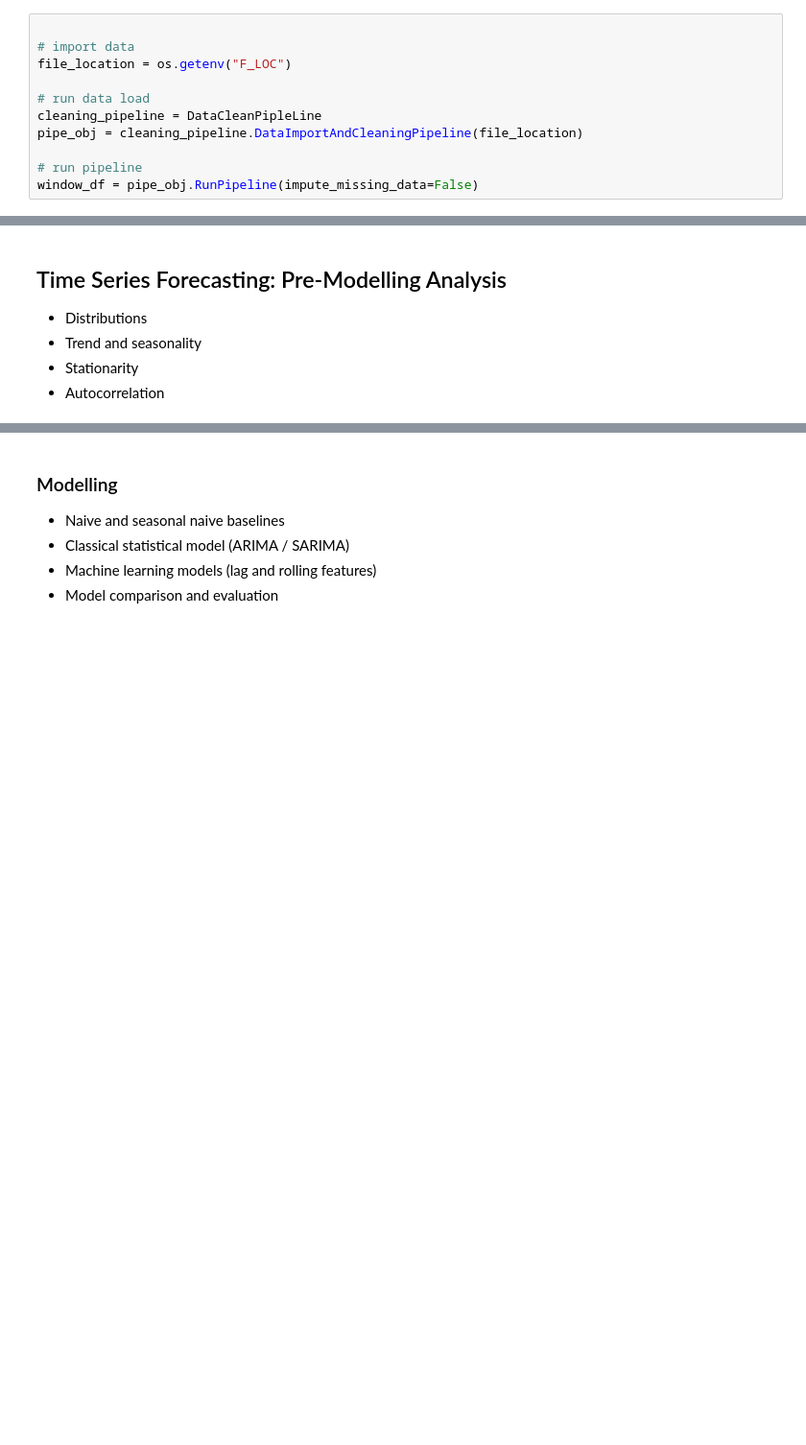
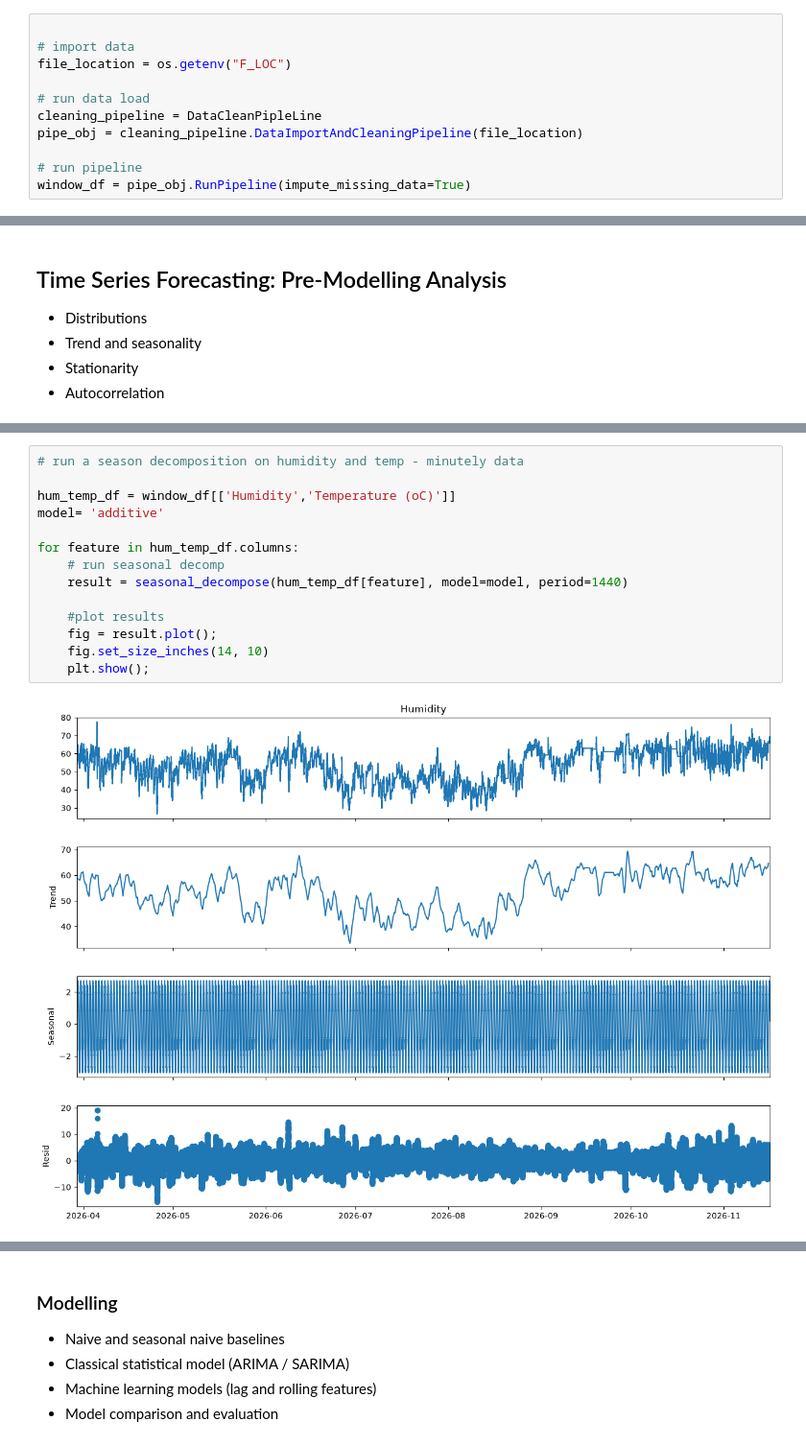
Before and after one commit to Cmay487/bedroom-humidity-forecasting, a Jupyter notebook: forecasting.ipynb, the cells around one changed output, grey strips where cells are left out. Shown at 96% size. Saved outputs shown, nothing was run; the diff lists cells and outputs as text; blank space fills up the shorter version.

Commit message:
decomposition started

```diff
--- a/forecasting.ipynb
+++ b/forecasting.ipynb
@@ -63,6 +66,6 @@ cleaning_pipeline = DataCleanPipleLine
 pipe_obj = cleaning_pipeline.DataImportAndCleaningPipeline(file_location)
 
 # run pipeline
-window_df = pipe_obj.RunPipeline(impute_missing_data=False)
+window_df = pipe_obj.RunPipeline(impute_missing_data=True)
 # %% [output]
 ****************************************************************************************************
@@ -91,0 +118,16 @@ DF Shape: (255303, 4)
+# %%
+# run a season decomposition on humidity and temp - minutely data
+
+hum_temp_df = window_df[['Humidity','Temperature (oC)']]
+model= 'additive'
+
+for feature in hum_temp_df.columns:
+    # run seasonal decomp
+    result = seasonal_decompose(hum_temp_df[feature], model=model, period=1440)
+
+    #plot results
+    fig = result.plot();
+    fig.set_size_inches(14, 10)
+    plt.show();
+# %% [output]
+[figure, added]
```
Also changed, not shown: parts of 5 cells of this notebook, 1 other file.
